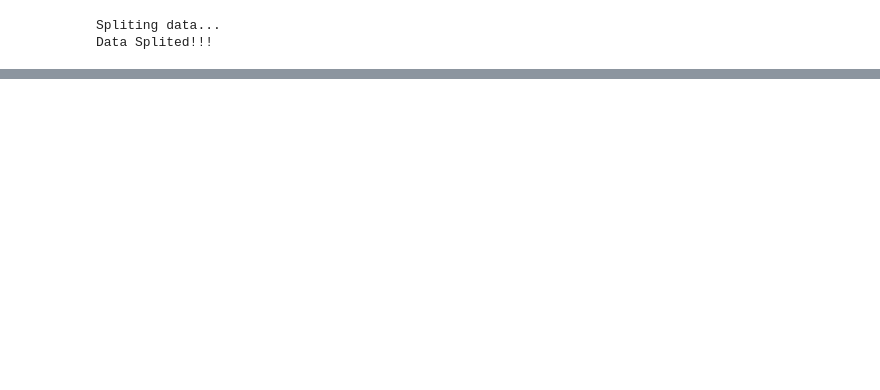
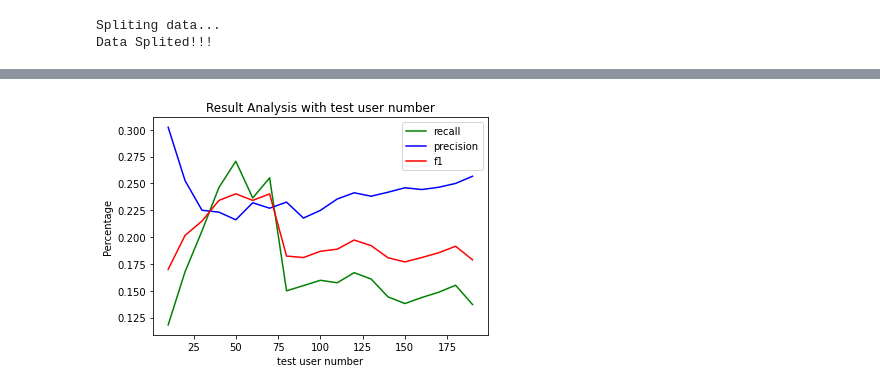
Before and after one commit to Nick-liu666/496_project_code, a Jupyter notebook: user_base.ipynb, the cells around one changed output, grey strips where cells are left out. Saved outputs shown, nothing was run; the diff lists cells and outputs as text; code cells hidden in the pictures; blank space fills up the shorter version.

```diff
--- a/user_base.ipynb
+++ b/user_base.ipynb
@@ -145,8 +128,3 @@ def precision(testUsers, testUserDic, itemDic, userDic):
-# %%
-def f1(testUsers, testUserDic, itemDic, userDic):
-    recall_value = recall(testUsers, testUserDic, itemDic, userDic)
-    precision_value = precision(testUsers, testUserDic, itemDic, userDic)
-    return 2 * recall_value * precision_value / (precision_value + recall_value)
 # %%
 def data_split(dataset, x=0.8):
     '''
@@ -179,3 +159,3 @@ Data Splited!!!
 # %%
-testUserDic, testItemDic = genUserDic(np.array(testset[:1000]))
+testUserDic, testItemDic = genUserDic(np.array(testset))
 # %%
@@ -201,0 +218,19 @@ f1(lista,trainUserDic, trainItemDic, trainUserDic)
+# %%
+recall_list = []
+precision_list =[]
+f1_list =[]
+kv = []
+for num in range(1,20):
+    userNum = num * 10
+    print(userNum)
+    kv.append(userNum)
+    lista = users[:userNum]
+
+    recall_value = recall(lista,trainUserDic, trainItemDic, trainUserDic,k=2)
+    recall_list.append(recall_value)
+
+    precision_value = precision(lista,trainUserDic, trainItemDic, trainUserDic, k=2)
+    precision_list.append(precision_value)
+
+    f1_value = f1(lista,trainUserDic, trainItemDic, trainUserDic, k=2)
+    f1_list.append(f1_value)
@@ -201,0 +257,13 @@ f1(lista,trainUserDic, trainItemDic, trainUserDic)
+# %%
+plt.title('Result Analysis with test user number')
+
+plt.plot(kv, recall_list, color='green', label='recall')
+plt.plot(kv, precision_list, color='blue', label='precision')
+plt.plot(kv, f1_list,  color='red', label='f1')
+
+plt.legend()
+plt.xlabel('test user number')
+plt.ylabel('Percentage')
+plt.show()
+# %% [output]
+[figure, added]
```
Also changed, not shown: parts of 15 cells of this notebook, 2 other files.
